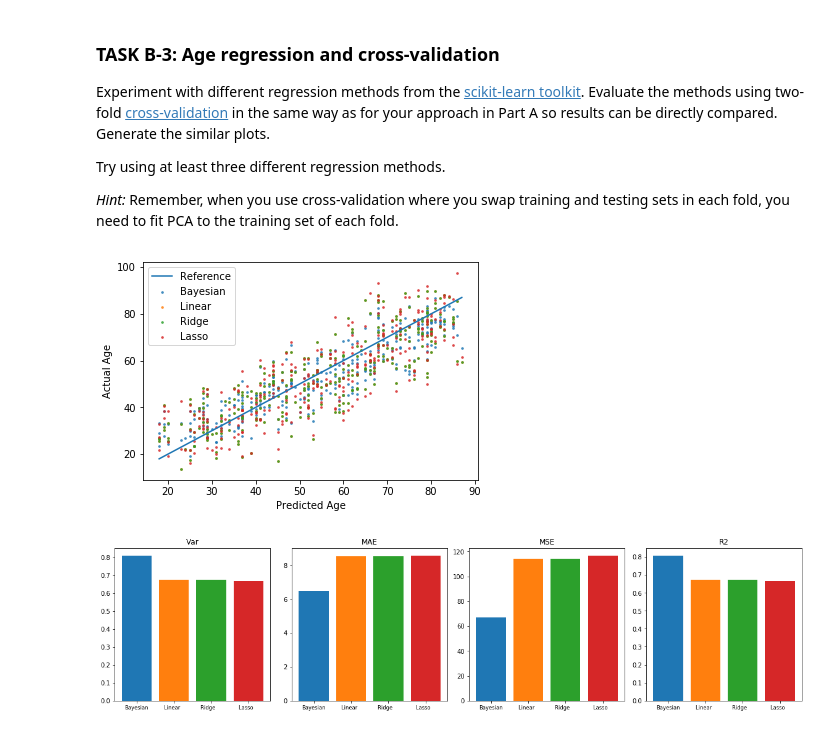
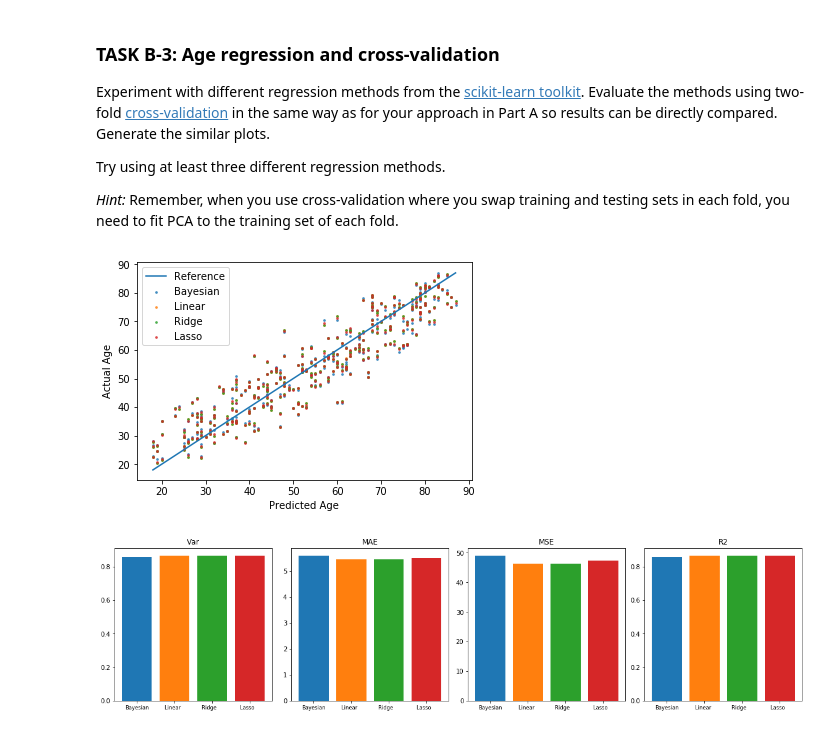
Before and after one commit to thien/mli.cw2, a Jupyter notebook: MLI-CW-2.ipynb, the cells around one changed output. Saved outputs shown, nothing was run; the diff lists cells and outputs as text; code cells hidden in the pictures.

```diff
--- a/MLI-CW-2.ipynb
+++ b/MLI-CW-2.ipynb
@@ -162,7 +162,7 @@ img_spacing = [3, 3, 3]
 # change these.
 num_epochs = 50
 learning_rate = 0.1
-batch_size = 64
+batch_size = 32
 val_interval = 10
 
 # don't change this.
@@ -970,0 +922,17 @@ newX.shape
+# %%
+########################################
+# ADD YOUR CODE HERE
+########################################
+from sklearn.decomposition import PCA
+
+number_of_components = 0.90
+random_state = 0
+
+# as the seed is fixed we know that the response
+# will be the same!
+XTrain, _, _, _ = train_test_split(
+    X, y, test_size=0.5, random_state=0)
+
+pca = PCA(n_components=number_of_components, random_state=random_state)
+# train PCA on the training data.
+principalComponents = pca.fit(XTrain.reshape(XTrain.shape[0],-1))
@@ -994,7 +972,6 @@ regressors = [
     (linear_model.LinearRegression(), "Linear  "),
     (linear_model.Ridge(alpha=0.5), "Ridge    "),
     (linear_model.Lasso(alpha=0.1), "Lasso   "),
-#     (linear_model.LogisticRegression(), "Logistic")
 ]
 
 numMeasurements = len(measurements)
@@ -1004,17 +981,36 @@ regressorNames = [i[1] for i in regressors]
 regressorValues = []
 
 
+XTrain, XTest, yTrain, yTest = train_test_split(
+    X, y, test_size=0.5, random_state=0)
 
-XTrain, XTest, yTrain, yTest = train_test_split(
-    newX, y, test_size=0.5, random_state=0)
-
+# cross validation!
 for i in range(0,2):
+    # assign default train and test values.
     if i % 2 == 0:
         trainX, trainY = XTrain, yTrain
         testX, testY   = XTest, yTest
     else:
         trainX, trainY = XTest, yTest
         testX, testY   = XTrain, yTrain
+
+    """
+    This is the additional information needed
+    from the previous cross validation in Task A-3.
+    PCA is added!
+    """
+
+    # setup pca
+    pca = PCA(n_components=number_of_components, random_state=random_state)
+    # train pca on training data
+    principalComponents = pca.fit(trainX.reshape(trainX.shape[0],-1))
+    # evaluate it on the whole of X
+    trainX = pca.transform(trainX.reshape(trainX.shape[0],-1))
+    testX  = pca.transform( testX.reshape( testX.shape[0],-1))
+
+    """
+    Nothing else has changed from here on.
+    """
 
     for regressor in regressors:
         model, name = regressor
@@ -1042,32 +1038,32 @@ plt.plot(yTest[refY][0], yTest[refY][0], label="Reference")
 for i in range(len(regressors)):
     modelName = regressors[i][1]
     preds = regressorValues[i]
     chart_x = yTest[refY][0]
     chart_y = preds[refY][0]
     plt.scatter(chart_x, chart_y, s=3, alpha=0.7, label=modelName)
 plt.legend()
 plt.xlabel("Predicted Age")
 plt.ylabel("Actual Age")
 plt.show()
 
 """
 Plots measurements of the various models.
 """
 inc = 1
 plt.figure(figsize=(numMeasurements**2,numMeasurements))
 for measure in measurementValues.keys():
     plt.subplot(1,numMeasurements,inc)
     plt.tight_layout(pad=0.4, w_pad=0.5, h_pad=1.0)
     values = measurementValues[measure]
     title = measure
     for i in range(len(values)):
         regressorName = regressors[i]
         value = values[i]
         plt.bar(i,value, label=regressorName)
     plt.title(title)
     plt.xticks(range(len(regressorNames)), regressorNames, size='small')
     inc += 1
 plt.show()
 # %% [output]
-[figure, old version]
+[figure, new version]
-[figure, old version]
+[figure, new version]
```
Also changed, not shown: parts of 14 cells of this notebook.
